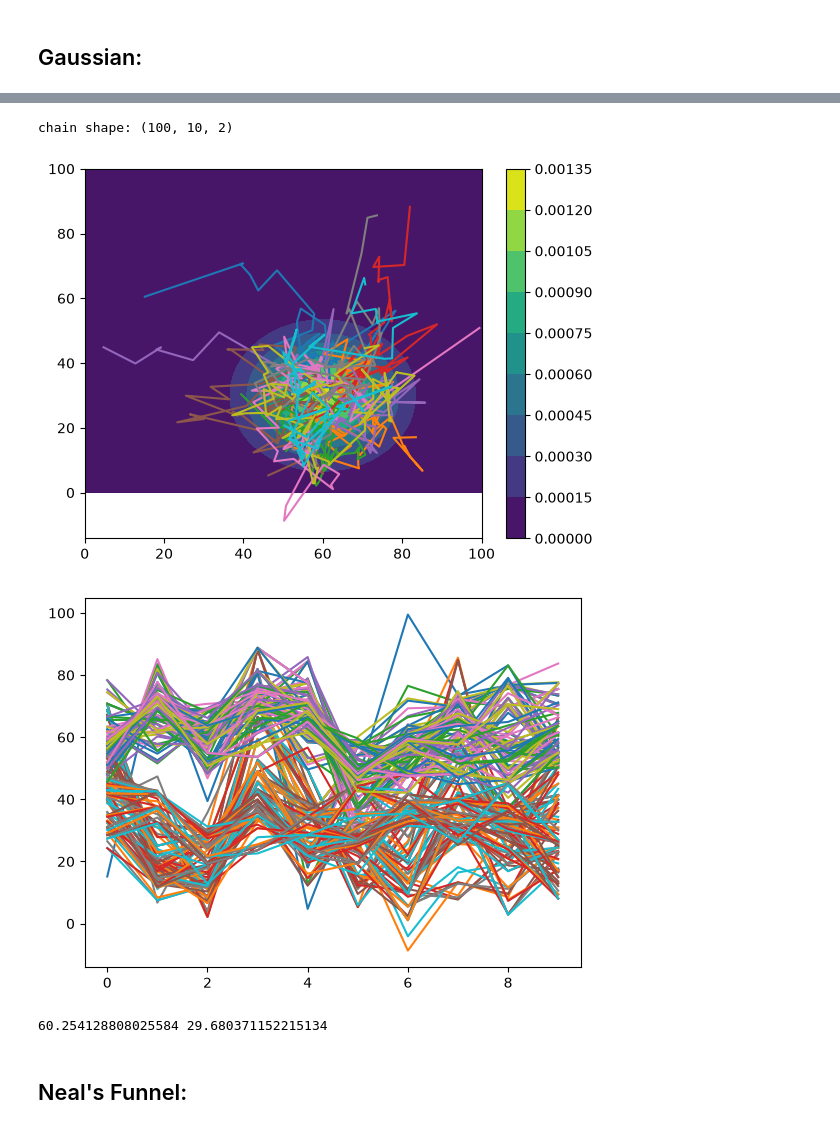
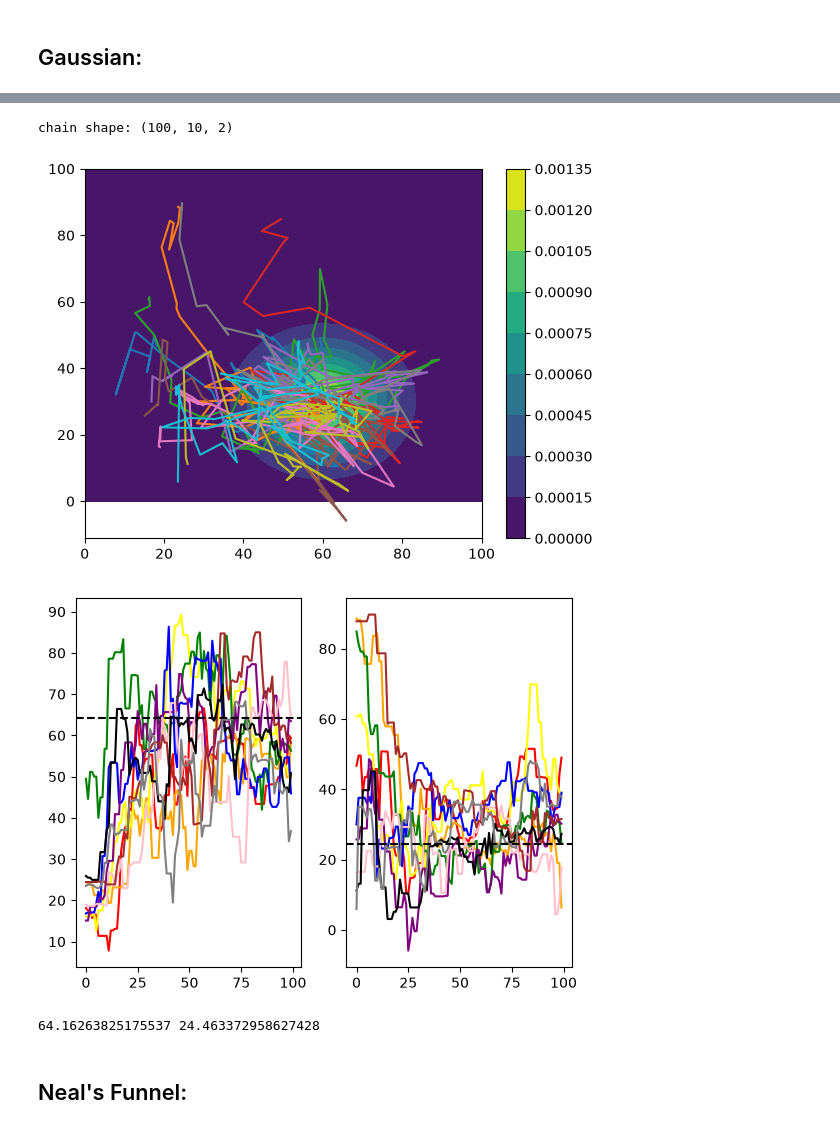
Before and after one commit to nickherrmann8503/Hamiltonian-MC, a Jupyter notebook: tests.ipynb, the cells around one changed output, grey strips where cells are left out. Drawn from its saved outputs; the diff is of its cells as text; code cells hidden in the pictures.

```diff
--- a/tests.ipynb
+++ b/tests.ipynb
@@ -49,6 +49,11 @@ def dchain(x_0,N,dt,L,mass_matrix,method = "gaussian"):
 # %% [markdown]
 ## Gaussian:
 # %%
+colors = [
+    "red", "orange", "yellow", "green", "blue",
+    "purple", "pink", "brown", "black", "grey",
+]
+
 mean = 80
 sigma = 130
 means = [randint(20,100),randint(20,100)]
@@ -71,8 +76,9 @@ p_start = np.random.default_rng().multivariate_normal([0,0], M, size=1)
 #now computes alll chains at once
 X0s = [[random()*100,random()*100] for i in range(10)]
 Xns = np.array(dchain(np.array(X0s),100,dt,L,M,method="gaussian"))
+print(Xns.shape)
 for i in range(10):
-    plt.plot(Xns[:,i,0],Xns[:,i,1])
+    plt.plot(Xns[:,i,0],Xns[:,i,1],color=colors[i])
 
 
 #Grid
@@ -85,15 +91,18 @@ Z = multivariate_normal(means,Sigma).pdf(pos)
 
 
 
-
 cf = plt.contourf(X,Y,Z,levels=10,cmap="viridis")
 #plt.contour(X,Y,Z,levels=8,colors="white",linewidths = 0.5)
 plt.colorbar(cf)
 plt.show()
 
-for Xn in Xns:
-    plt.plot(Xn[:,0])
-    plt.plot(Xn[:,1])
+
+xspace = np.arange(100)
+fig,ax = plt.subplots(1,2)
+for i in range(10):
+    ax[0].plot(xspace,Xns[:,i,0],color=colors[i])
+    ax[1].plot(xspace,Xns[:,i,1],color=colors[i])
+
 plt.show()
 print(np.mean(Xn[:,0]),np.mean(Xn[:,1]))
 # %% [output]
@@ -113,39 +123,45 @@ sampler = emcee.EnsembleSampler(nwalkers,ndim,log_gaussian,args=(means,Sigma))
 
 sampler.run_mcmc(X0s,nsteps,progress=True)
 Xns = sampler.get_chain()
 print("chain shape:",Xns.shape)
 
 for i in range(nwalkers):
     plt.plot(Xns[:,i,0],Xns[:,i,1])
 
 
 #Grid
 x = np.linspace(0,100,100)
 y = np.linspace(0,100,100)
 X,Y = np.meshgrid(x,y)
 pos = np.dstack((X,Y))
 
 Z = multivariate_normal(means,Sigma).pdf(pos)
 
 
 
 
 cf = plt.contourf(X,Y,Z,levels=10,cmap="viridis")
 #plt.contour(X,Y,Z,levels=8,colors="white",linewidths = 0.5)
 plt.colorbar(cf)
 plt.show()
 
 
-for Xn in Xns:
-    plt.plot(Xn[:,0])
-    plt.plot(Xn[:,1])
+
+xspace = np.arange(100)
+fig,ax = plt.subplots(1,2)
+for i in range(10):
+    ax[0].plot(xspace,Xns[:,i,0],color=colors[i])
+    ax[1].plot(xspace,Xns[:,i,1],color=colors[i])
+
+ax[0].axhline(np.mean(Xn[:,0]),color='black',ls='--')
+ax[1].axhline(np.mean(Xn[:,1]),color='black',ls='--')
 plt.show()
 print(np.mean(Xn[:,0]),np.mean(Xn[:,1]))
 # %% [output]
 chain shape: (100, 10, 2)
-[figure, old version]
+[figure, new version]
-[figure, old version]
+[figure, new version]
-60.254128808025584 29.680371152215134
+64.16263825175537 24.463372958627428
 # %% [markdown]
 ## Neal's Funnel:
 # %%
```
Also changed, not shown: parts of 1 cell of this notebook, 1 other file.
